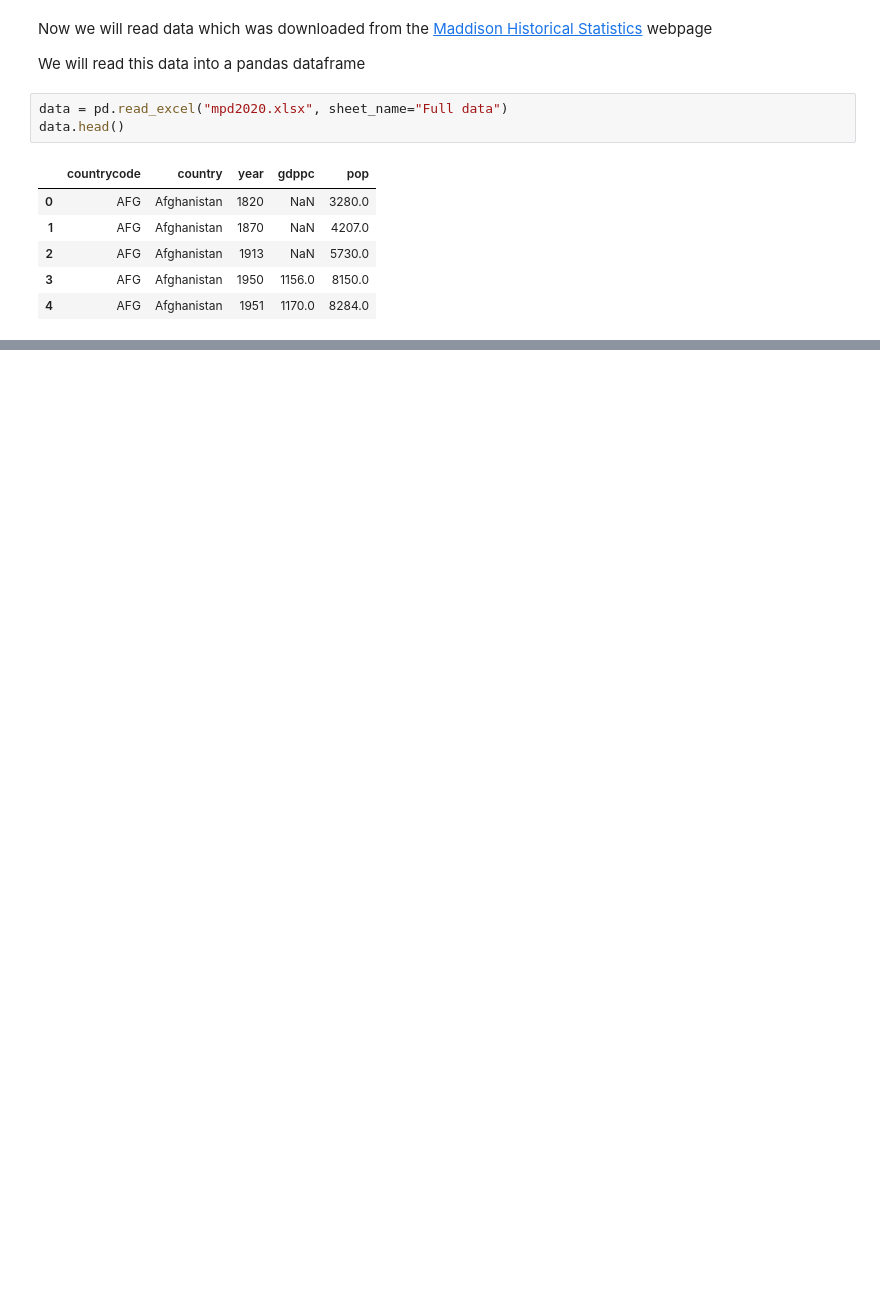
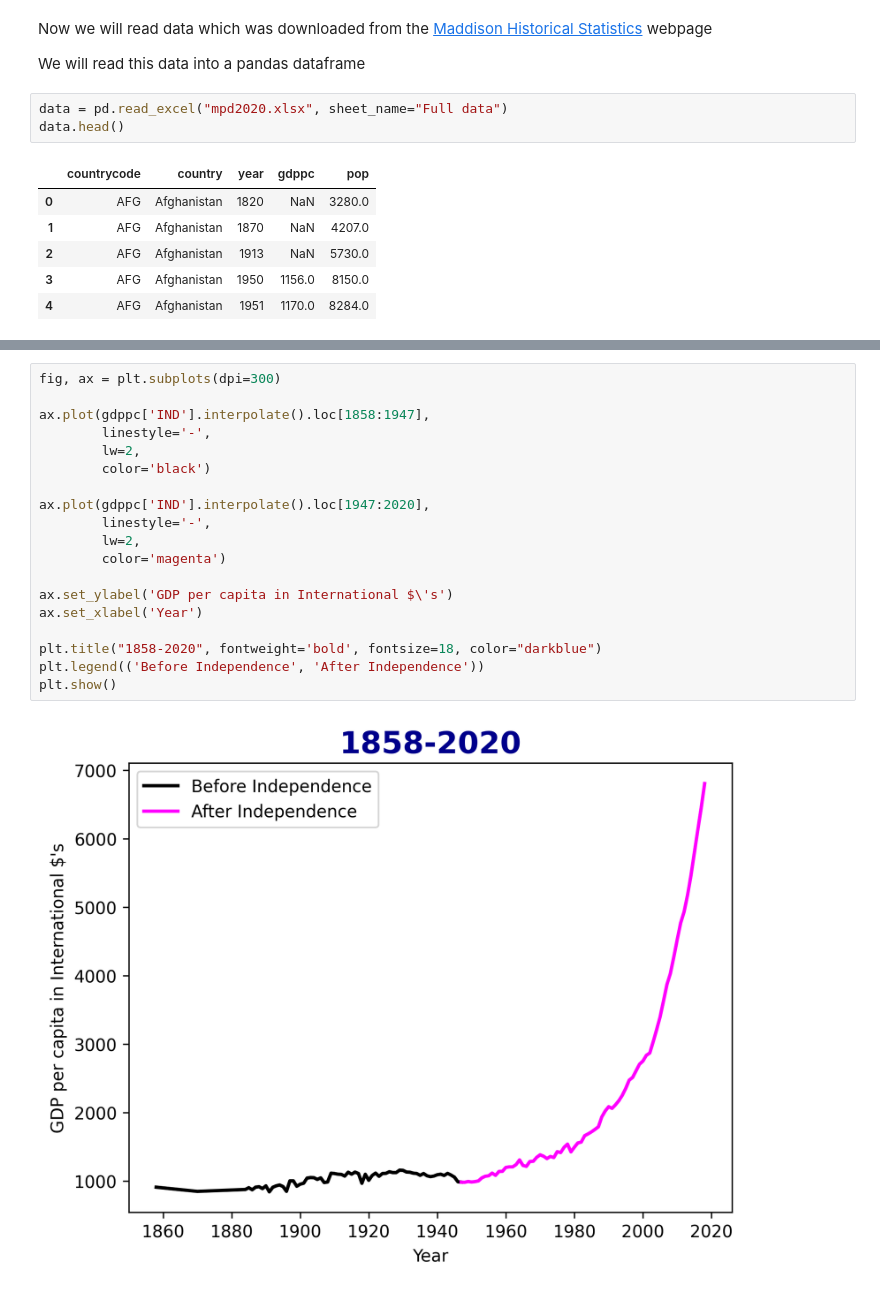
Before and after one commit to kalyanlahkar/econ-viz, a Jupyter notebook: india-time-series.ipynb, the cells around one changed output, grey strips where cells are left out. Cells and saved outputs as stored; diff of their text form; blank space fills up the shorter version.

```diff
--- a/india-time-series.ipynb
+++ b/india-time-series.ipynb
@@ -23,0 +53,21 @@ data.head()
+# %%
+fig, ax = plt.subplots(dpi=300)
+
+ax.plot(gdppc['IND'].interpolate().loc[1858:1947],
+        linestyle='-',
+        lw=2,
+        color='black')
+
+ax.plot(gdppc['IND'].interpolate().loc[1947:2020],
+        linestyle='-',
+        lw=2,
+        color='magenta')
+
+ax.set_ylabel('GDP per capita in International $\'s')
+ax.set_xlabel('Year')
+
+plt.title("1858-2020", fontweight='bold', fontsize=18, color="darkblue")
+plt.legend(('Before Independence', 'After Independence'))
+plt.show()
+# %% [output]
+[figure, added]
```
Also changed, not shown: parts of 12 cells of this notebook.
